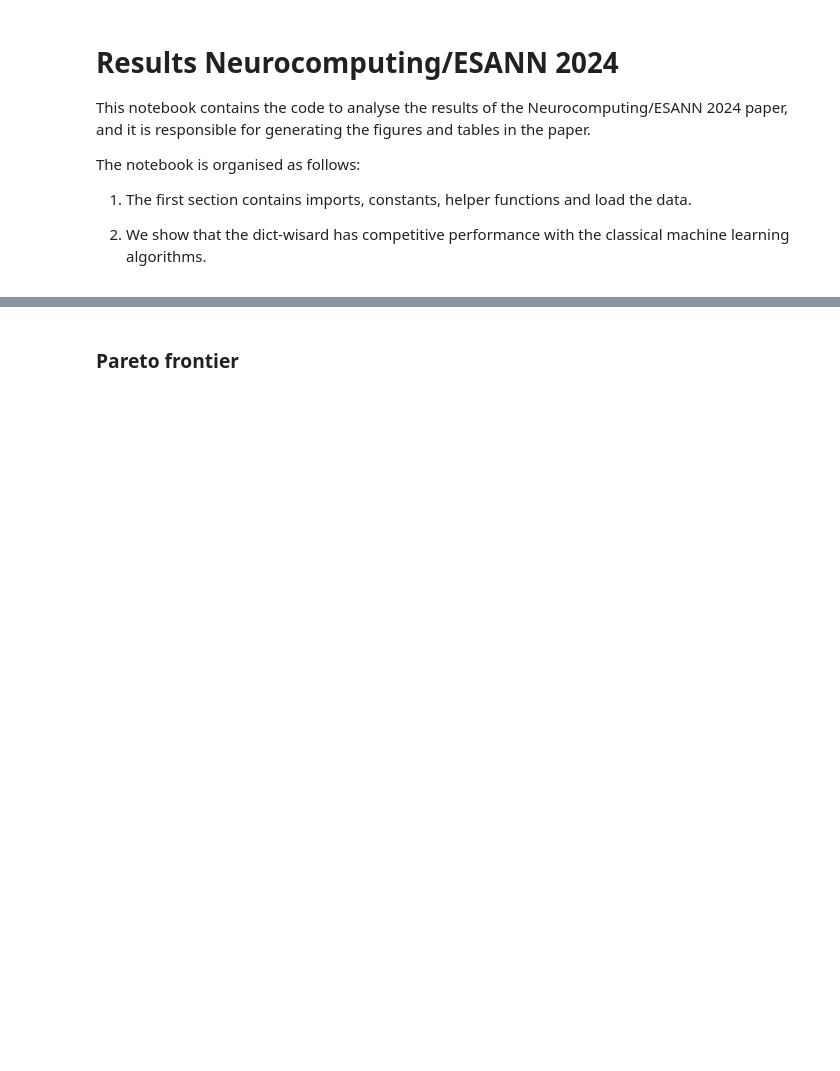
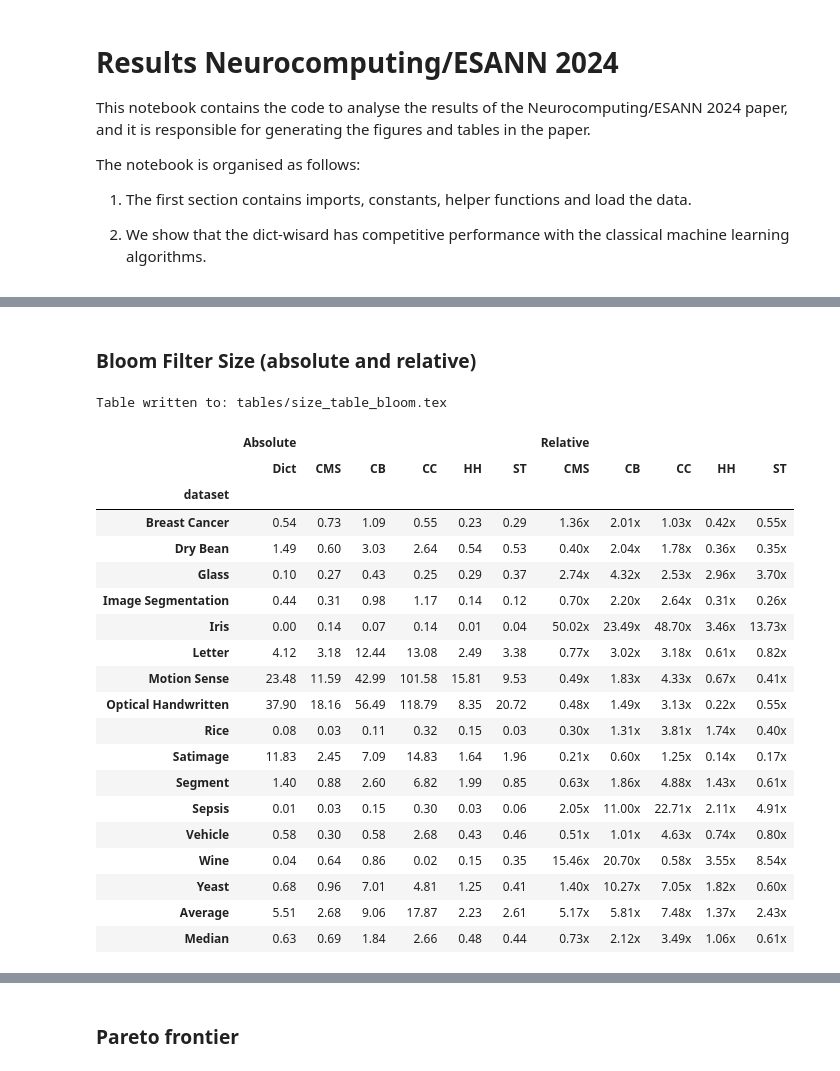
Before and after one commit to otavioon/wisardlib, a Jupyter notebook: analysis/analyse_results.ipynb, the cells around one changed output, grey strips where cells are left out. Cells and saved outputs as stored; diff of their text form; code cells hidden in the pictures; blank space fills up the shorter version.

```diff
--- a/analysis/analyse_results.ipynb
+++ b/analysis/analyse_results.ipynb
@@ -554,0 +446,41 @@ Table written to: tables/size_table.tex
+# %% [markdown]
+### Bloom Filter Size (absolute and relative)
+# %%
+# relative_results_df["model_size"] = relative_results_df["model_size"] / 1024**2
+size_df = absolute_relative_table(
+    relative_results_df,
+    absolute_metric="model_size",
+    relative_metric="model_size_relative",
+    index="dataset",
+    columns="ram",
+    order_of_columns=order_of_filters,
+)
+size_df["Absolute"] = size_df["Absolute"] / 1024**2
+size_df["Absolute"] = size_df["Absolute"].applymap(lambda x: f"{x:.2f}")
+size_df["Relative"] = size_df["Relative"].applymap(lambda x: f"{x:.2f}x")
+size_df = size_df.drop(columns=[("Relative", "Dict")])
+
+write_latex_table("size_table_bloom.tex", size_df.to_latex(float_format="%.2f"))
+size_df
+# %% [output]
+Table written to: tables/size_table_bloom.tex
+|  | Absolute |  |  |  |  |  | Relative |  |  |  |  |
+|  | Dict | CMS | CB | CC | HH | ST | CMS | CB | CC | HH | ST |
+| dataset |  |  |  |  |  |  |  |  |  |  |  |
+| Breast Cancer | 0.54 | 0.73 | 1.09 | 0.55 | 0.23 | 0.29 | 1.36x | 2.01x | 1.03x | 0.42x | 0.55x |
+| Dry Bean | 1.49 | 0.60 | 3.03 | 2.64 | 0.54 | 0.53 | 0.40x | 2.04x | 1.78x | 0.36x | 0.35x |
+| Glass | 0.10 | 0.27 | 0.43 | 0.25 | 0.29 | 0.37 | 2.74x | 4.32x | 2.53x | 2.96x | 3.70x |
+| Image Segmentation | 0.44 | 0.31 | 0.98 | 1.17 | 0.14 | 0.12 | 0.70x | 2.20x | 2.64x | 0.31x | 0.26x |
+| Iris | 0.00 | 0.14 | 0.07 | 0.14 | 0.01 | 0.04 | 50.02x | 23.49x | 48.70x | 3.46x | 13.73x |
+| Letter | 4.12 | 3.18 | 12.44 | 13.08 | 2.49 | 3.38 | 0.77x | 3.02x | 3.18x | 0.61x | 0.82x |
+| Motion Sense | 23.48 | 11.59 | 42.99 | 101.58 | 15.81 | 9.53 | 0.49x | 1.83x | 4.33x | 0.67x | 0.41x |
+| Optical Handwritten | 37.90 | 18.16 | 56.49 | 118.79 | 8.35 | 20.72 | 0.48x | 1.49x | 3.13x | 0.22x | 0.55x |
+| Rice | 0.08 | 0.03 | 0.11 | 0.32 | 0.15 | 0.03 | 0.30x | 1.31x | 3.81x | 1.74x | 0.40x |
+| Satimage | 11.83 | 2.45 | 7.09 | 14.83 | 1.64 | 1.96 | 0.21x | 0.60x | 1.25x | 0.14x | 0.17x |
+| Segment | 1.40 | 0.88 | 2.60 | 6.82 | 1.99 | 0.85 | 0.63x | 1.86x | 4.88x | 1.43x | 0.61x |
+| Sepsis | 0.01 | 0.03 | 0.15 | 0.30 | 0.03 | 0.06 | 2.05x | 11.00x | 22.71x | 2.11x | 4.91x |
+| Vehicle | 0.58 | 0.30 | 0.58 | 2.68 | 0.43 | 0.46 | 0.51x | 1.01x | 4.63x | 0.74x | 0.80x |
+| Wine | 0.04 | 0.64 | 0.86 | 0.02 | 0.15 | 0.35 | 15.46x | 20.70x | 0.58x | 3.55x | 8.54x |
+| Yeast | 0.68 | 0.96 | 7.01 | 4.81 | 1.25 | 0.41 | 1.40x | 10.27x | 7.05x | 1.82x | 0.60x |
+| Average | 5.51 | 2.68 | 9.06 | 17.87 | 2.23 | 2.61 | 5.17x | 5.81x | 7.48x | 1.37x | 2.43x |
+| Median | 0.63 | 0.69 | 1.84 | 2.66 | 0.48 | 0.44 | 0.73x | 2.12x | 3.49x | 1.06x | 0.61x |
```
Also changed, not shown: parts of 98 cells of this notebook, 1 other file.
